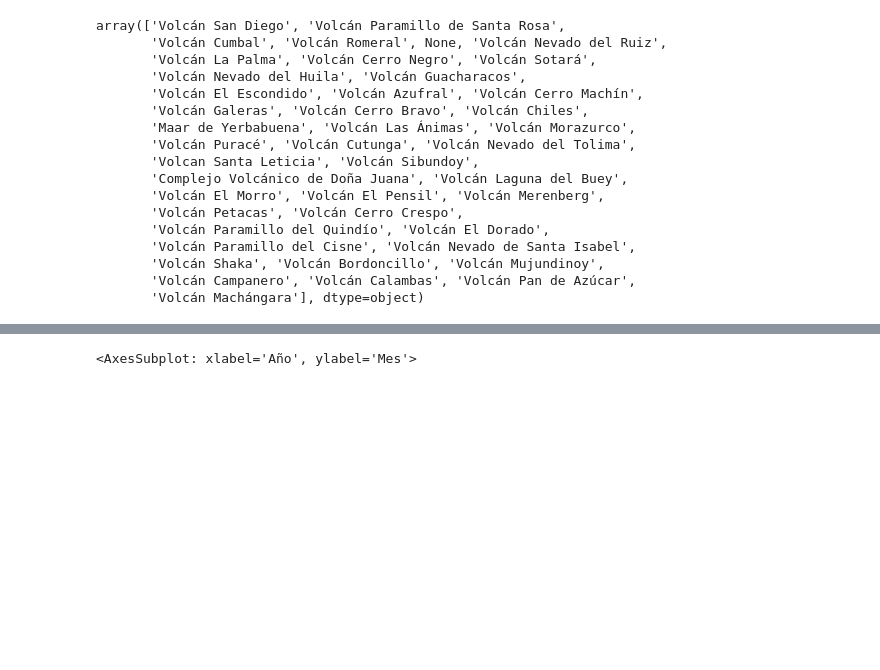
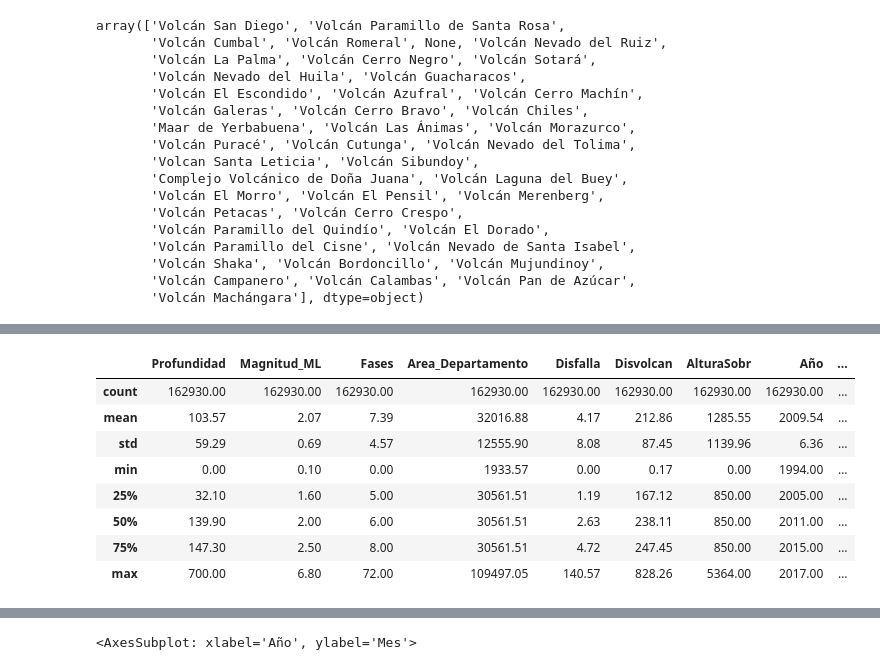
Before and after one commit to EDGAR-BARAHONA/Programacion-Python-Gis, a Jupyter notebook: Analitica/AnalisisSismico.ipynb, the cells around one changed output, grey strips where cells are left out. Saved outputs shown, nothing was run; the diff lists cells and outputs as text; code cells hidden in the pictures; blank space fills up the shorter version.

```diff
--- a/Analitica/AnalisisSismico.ipynb
+++ b/Analitica/AnalisisSismico.ipynb
@@ -185,3 +233,15 @@ sismos = sismos.drop(columns=['FECHA','HORA_UTC','MAGNITUD Mw','RMS (Seg)', 'GAP
+# %%
+round(sismos.describe(),2)
+# %% [output]
+|  | Profundidad | Magnitud_ML | Fases | Area_Departamento | Disfalla | Disvolcan | AlturaSobr | Año | ... |
+| count | 162930.00 | 162930.00 | 162930.00 | 162930.00 | 162930.00 | 162930.00 | 162930.00 | 162930.00 | ... |
+| mean | 103.57 | 2.07 | 7.39 | 32016.88 | 4.17 | 212.86 | 1285.55 | 2009.54 | ... |
+| std | 59.29 | 0.69 | 4.57 | 12555.90 | 8.08 | 87.45 | 1139.96 | 6.36 | ... |
+| min | 0.00 | 0.10 | 0.00 | 1933.57 | 0.00 | 0.17 | 0.00 | 1994.00 | ... |
+| 25% | 32.10 | 1.60 | 5.00 | 30561.51 | 1.19 | 167.12 | 850.00 | 2005.00 | ... |
+| 50% | 139.90 | 2.00 | 6.00 | 30561.51 | 2.63 | 238.11 | 850.00 | 2011.00 | ... |
+| 75% | 147.30 | 2.50 | 8.00 | 30561.51 | 4.72 | 247.45 | 850.00 | 2015.00 | ... |
+| max | 700.00 | 6.80 | 72.00 | 109497.05 | 140.57 | 828.26 | 5364.00 | 2017.00 | ... |
 # %%
 sismos_xmes = pd.to_datetime(sismos.FechaCompleta).dt.to_period(freq = 'M')
 sismos_xmes = sismos_xmes.value_counts().sort_index()
```
Also changed, not shown: parts of 20 cells of this notebook.
